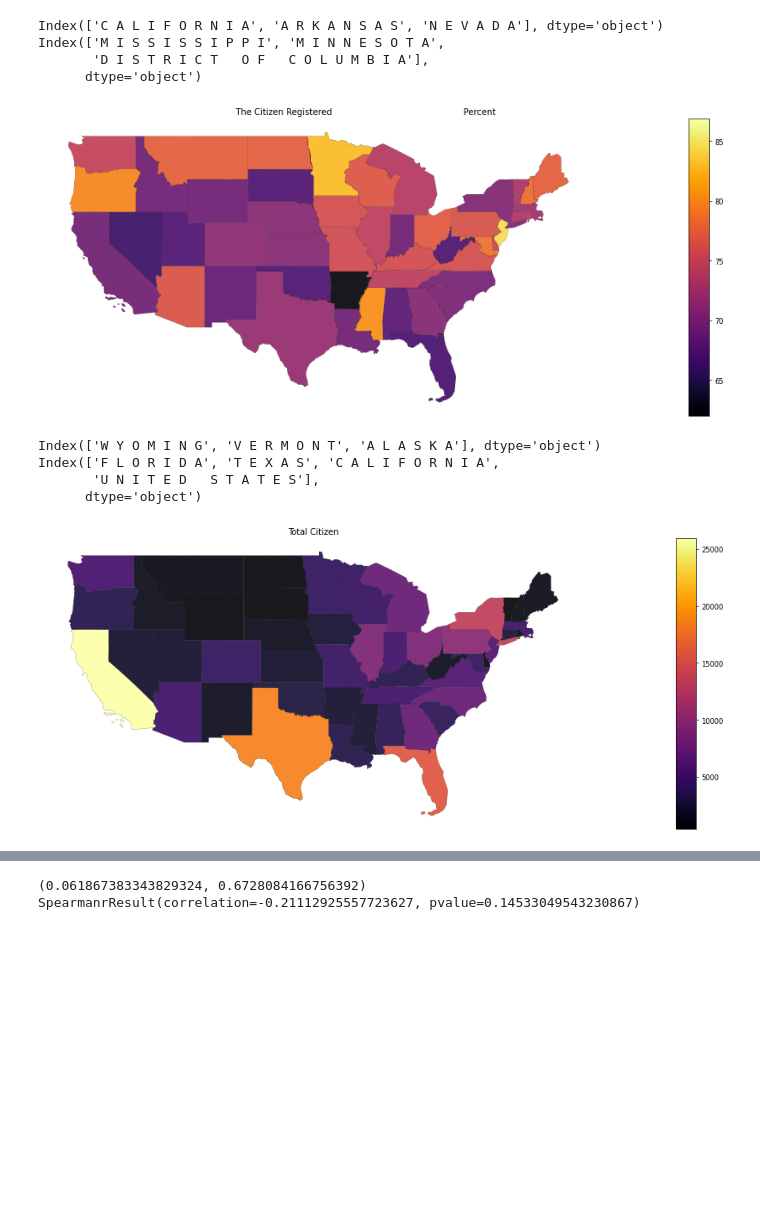
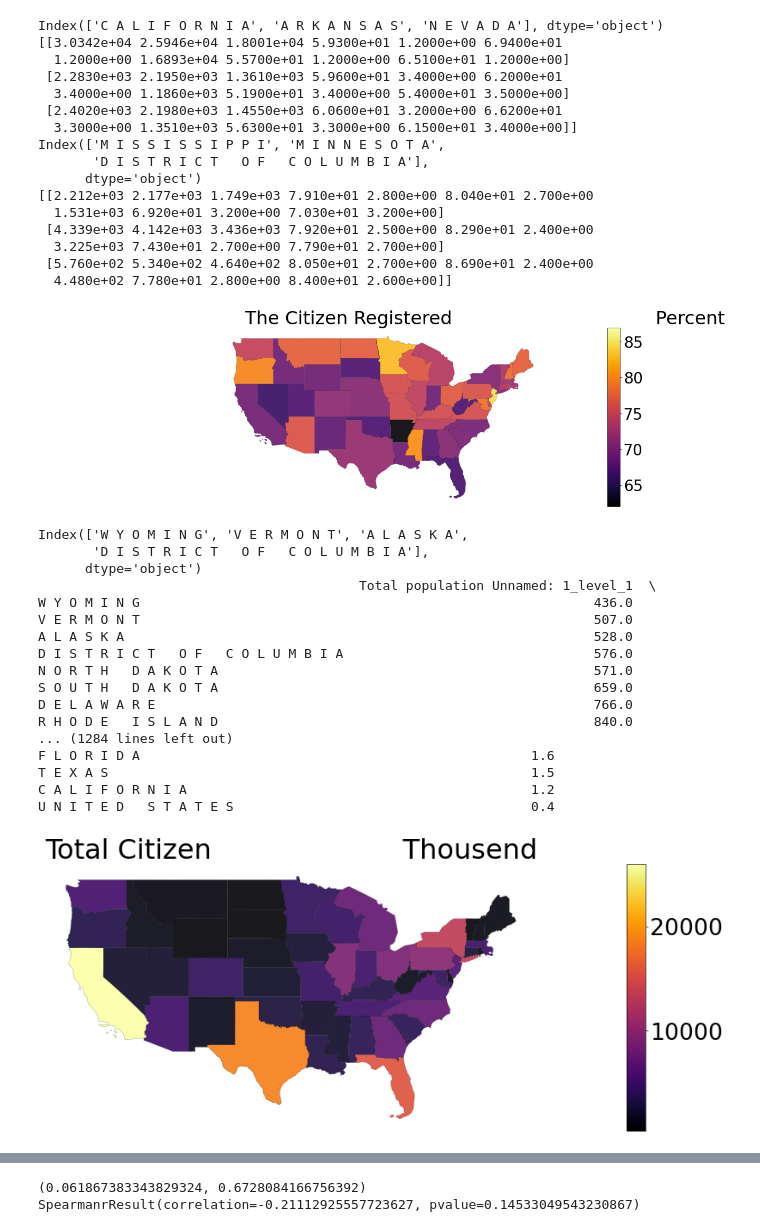
Before and after one commit to mbagci06/ece143, a Jupyter notebook: read_tables_2/table_4ac_plots.ipynb, the cells around one changed output, grey strips where cells are left out. Cells and saved outputs as stored; diff of their text form; code cells hidden in the pictures; blank space fills up the shorter version.

Commit message:
The uodates for plots and reaching data

```diff
--- a/read_tables_2/table_4ac_plots.ipynb
+++ b/read_tables_2/table_4ac_plots.ipynb
@@ -69,17 +69,21 @@ new_us['Total_cit']=total_cit
 new_us['voted_per']=voted_per
 new_us['Reg_but_no_vote']=[i-j for i,j in zip(reg_per,voted_per)]
 # %%
-plt.rcParams.update({'font.size': 22})
 
 f,ax = plt.subplots(1,1, figsize=(15,10),     sharex=True, sharey=True, dpi=60)
 f.tight_layout()
 plt.title('The Citizen Registered but Did not vote')
 ax.set_axis_off()
+plt.rcParams.update({'font.size': 32})
+
 divider = make_axes_locatable(ax)
 cax = divider.append_axes("right", size="3%", pad=0.5,alpha=0.5)
 new_us.plot('Reg_but_no_vote', alpha=0.9, ax=ax , cmap=cmap, edgecolor='k', legend=True, cax=cax,  linewidth=0.2)
 print(new_us.sort_values(by='Reg_but_no_vote')["NAME"][:3])
+print(new_us.sort_values(by='Reg_but_no_vote')["Reg_but_no_vote"][:3])
+
 print(new_us.sort_values(by='Reg_but_no_vote')["NAME"][-3:])
+print(new_us.sort_values(by='Reg_but_no_vote')["Reg_but_no_vote"][-3:])
 # %% [output]
 53    District of Columbia
 15               Wisconsin
@@ -94,35 +106,64 @@ Name: NAME, dtype: object
 f,ax = plt.subplots(1,1, figsize=(15,10),     sharex=True, sharey=True, dpi=60)
 
 f.tight_layout()
-plt.title('                                   The Citizen Registered                                                 Percent')
+plt.title('                                   The Citizen Registered                                   Percent')
 ax.set_axis_off()
 divider = make_axes_locatable(ax)
 cax = divider.append_axes("right", size="3%", pad=0.5,alpha=0.5)
 new_us.plot('reg_per', alpha=0.9, ax=ax , cmap=cmap, edgecolor='k', legend=True, cax=cax,  linewidth=0.2)
 print(census_data_table_4a.sort_values(by='Registered Percent registered\n(Total)').index[:3])
+print(census_data_table_4a.sort_values(by='Registered Percent registered\n(Total)').values[:3])
 print(census_data_table_4a.sort_values(by='Registered Percent registered\n(Total)').index[-3:])
+print(census_data_table_4a.sort_values(by='Registered Percent registered\n(Total)').values[-3:])
 # %% [output]
 Index(['C A L I F O R N I A', 'A R K A N S A S', 'N E V A D A'], dtype='object')
+[[3.0342e+04 2.5946e+04 1.8001e+04 5.9300e+01 1.2000e+00 6.9400e+01
+  1.2000e+00 1.6893e+04 5.5700e+01 1.2000e+00 6.5100e+01 1.2000e+00]
+ [2.2830e+03 2.1950e+03 1.3610e+03 5.9600e+01 3.4000e+00 6.2000e+01
+  3.4000e+00 1.1860e+03 5.1900e+01 3.4000e+00 5.4000e+01 3.5000e+00]
+ [2.4020e+03 2.1980e+03 1.4550e+03 6.0600e+01 3.2000e+00 6.6200e+01
+  3.3000e+00 1.3510e+03 5.6300e+01 3.3000e+00 6.1500e+01 3.4000e+00]]
 Index(['M I S S I S S I P P I', 'M I N N E S O T A',
        'D I S T R I C T   O F   C O L U M B I A'],
       dtype='object')
+[[2.212e+03 2.177e+03 1.749e+03 7.910e+01 2.800e+00 8.040e+01 2.700e+00
+  1.531e+03 6.920e+01 3.200e+00 7.030e+01 3.200e+00]
+ [4.339e+03 4.142e+03 3.436e+03 7.920e+01 2.500e+00 8.290e+01 2.400e+00
+  3.225e+03 7.430e+01 2.700e+00 7.790e+01 2.700e+00]
+ [5.760e+02 5.340e+02 4.640e+02 8.050e+01 2.700e+00 8.690e+01 2.400e+00
+  4.480e+02 7.780e+01 2.800e+00 8.400e+01 2.600e+00]]
-[figure, old version]
+[figure, new version]
 # %%
 f,ax = plt.subplots(1,1, figsize=(15,10),     sharex=True, sharey=True, dpi=60)
 f.tight_layout()
-plt.title('Total Citizen')
+plt.title('Total Citizen                      Thousend')
 ax.set_axis_off()
 divider = make_axes_locatable(ax)
 cax = divider.append_axes("right", size="3%", pad=0.5,alpha=0.5)
 new_us.plot('Total_cit', alpha=0.9, ax=ax , cmap=cmap, edgecolor='k', legend=True, cax=cax,  linewidth=0.2)
-print(census_data_table_4a.sort_values(by='Total citizen population Unnamed: 2_level_1').index[:3])
+print(census_data_table_4a.sort_values(by='Total citizen population Unnamed: 2_level_1').index[:4])
+print(census_data_table_4a.sort_values(by='Total citizen population Unnamed: 2_level_1'))
 print(census_data_table_4a.sort_values(by='Total citizen population Unnamed: 2_level_1').index[-4:])
+print(census_data_table_4a.sort_values(by='Total citizen population Unnamed: 2_level_1'))
 # %% [output]
-Index(['W Y O M I N G', 'V E R M O N T', 'A L A S K A'], dtype='object')
-Index(['F L O R I D A', 'T E X A S', 'C A L I F O R N I A',
-       'U N I T E D   S T A T E S'],
+Index(['W Y O M I N G', 'V E R M O N T', 'A L A S K A',
+       'D I S T R I C T   O F   C O L U M B I A'],
       dtype='object')
+                                         Total population Unnamed: 1_level_1  \
+W Y O M I N G                                                          436.0
+V E R M O N T                                                          507.0
+A L A S K A                                                            528.0
+D I S T R I C T   O F   C O L U M B I A                                576.0
+N O R T H   D A K O T A                                                571.0
+S O U T H   D A K O T A                                                659.0
+D E L A W A R E                                                        766.0
+R H O D E   I S L A N D                                                840.0
+... (1284 lines left out)
+F L O R I D A                                                  1.6
+T E X A S                                                      1.5
+C A L I F O R N I A                                            1.2
+U N I T E D   S T A T E S                                      0.4
-[figure, old version]
+[figure, new version]
 # %%
 f,ax = plt.subplots(1,1, figsize=(15,10),    sharex=True, sharey=True, dpi=60)
 f.tight_layout()
```
Also changed, not shown: parts of 9 cells of this notebook, 3 other files.
